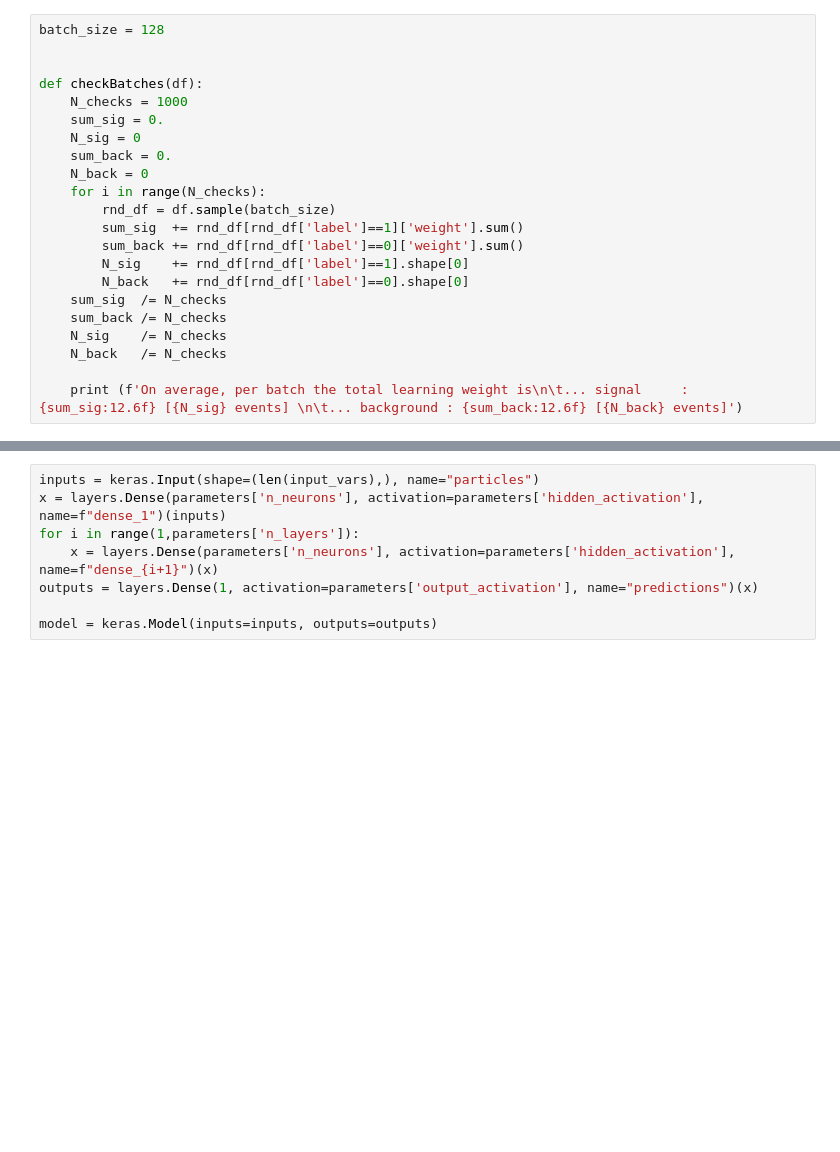
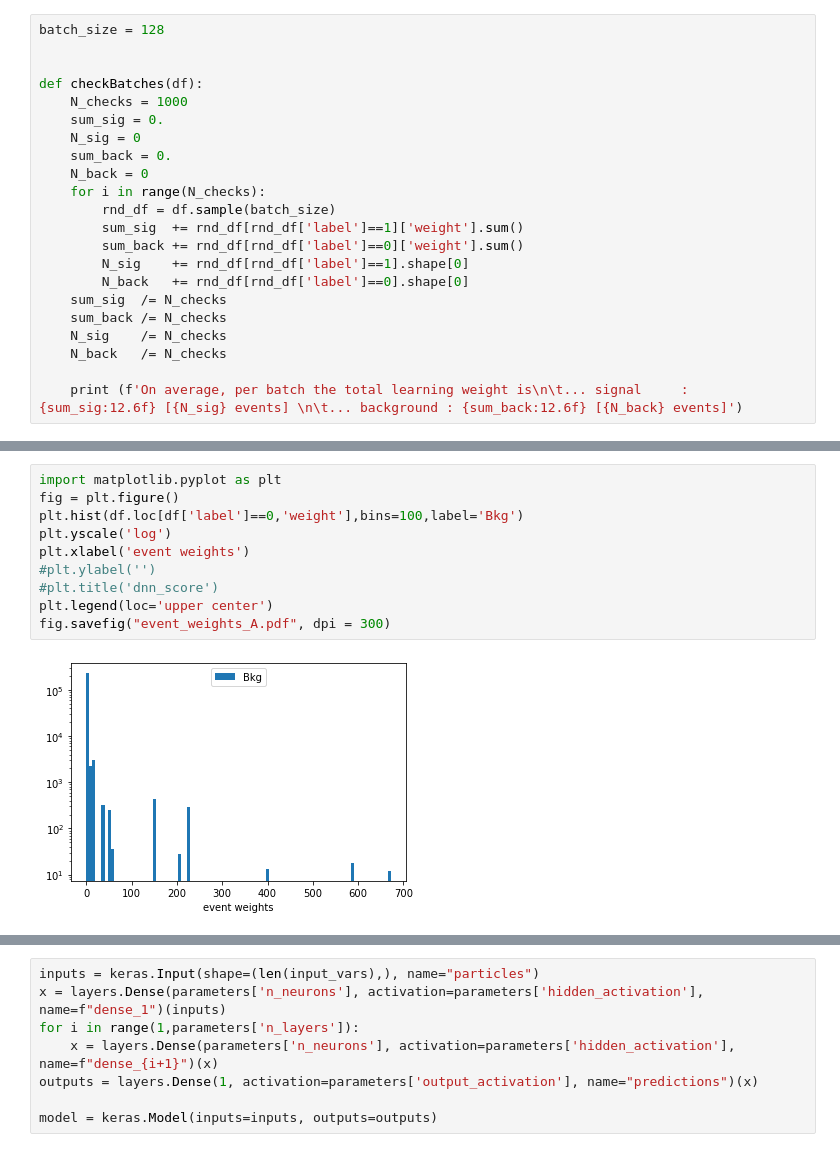
Before and after one commit to suatdonertas/DNN_HHWWGG, a Jupyter notebook: DNN.ipynb, the cells around one changed output, grey strips where cells are left out. Drawn from its saved outputs; the diff is of its cells as text; blank space fills up the shorter version.

```diff
--- a/DNN.ipynb
+++ b/DNN.ipynb
@@ -117,3 +193,15 @@ On average, per batch the total learning weight is
+# %%
+import matplotlib.pyplot as plt
+fig = plt.figure()
+plt.hist(df.loc[df['label']==0,'weight'],bins=100,label='Bkg')
+plt.yscale('log')
+plt.xlabel('event weights')
+#plt.ylabel('')
+#plt.title('dnn_score')
+plt.legend(loc='upper center')
+fig.savefig("event_weights_A.pdf", dpi = 300)
+# %% [output]
+[figure, added]
 # %%
 input_vars=["Eta_ph1",
             "Phi_ph1",
```
Also changed, not shown: parts of 24 cells of this notebook.
